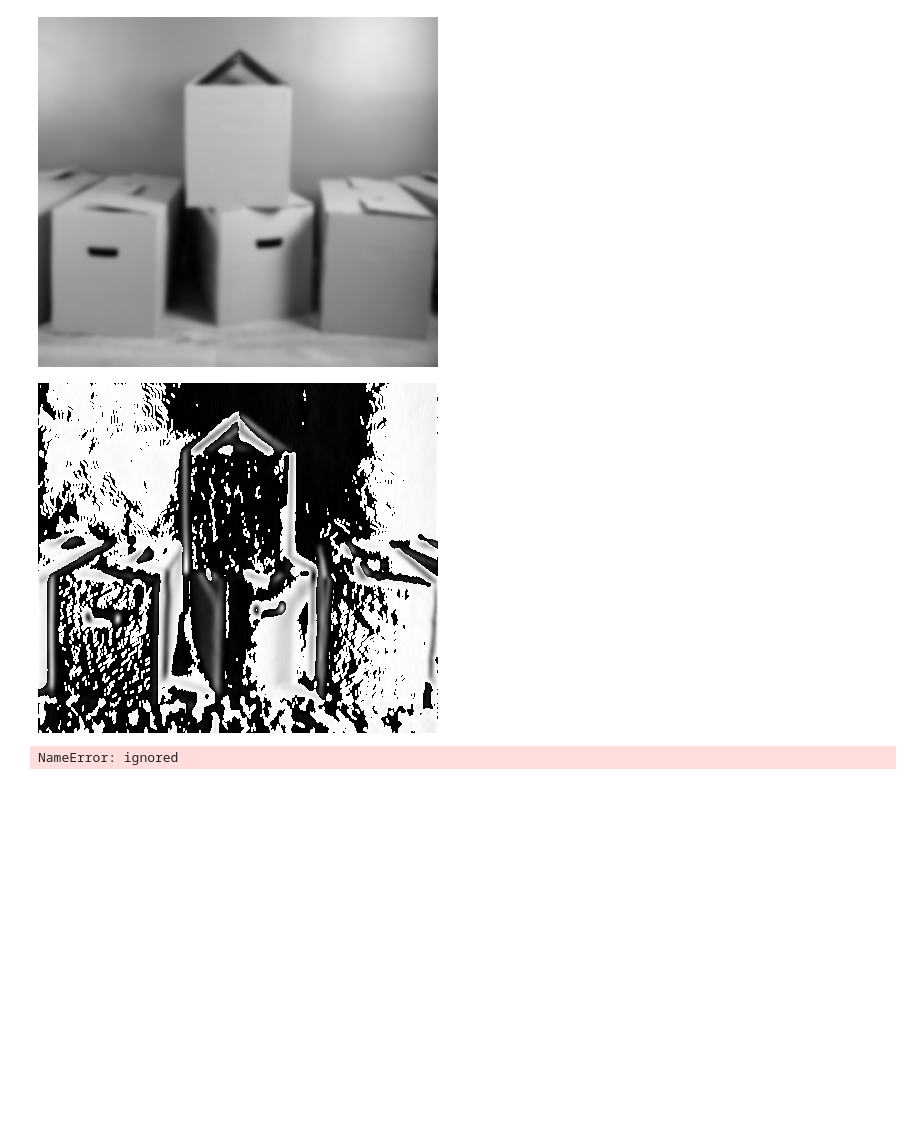
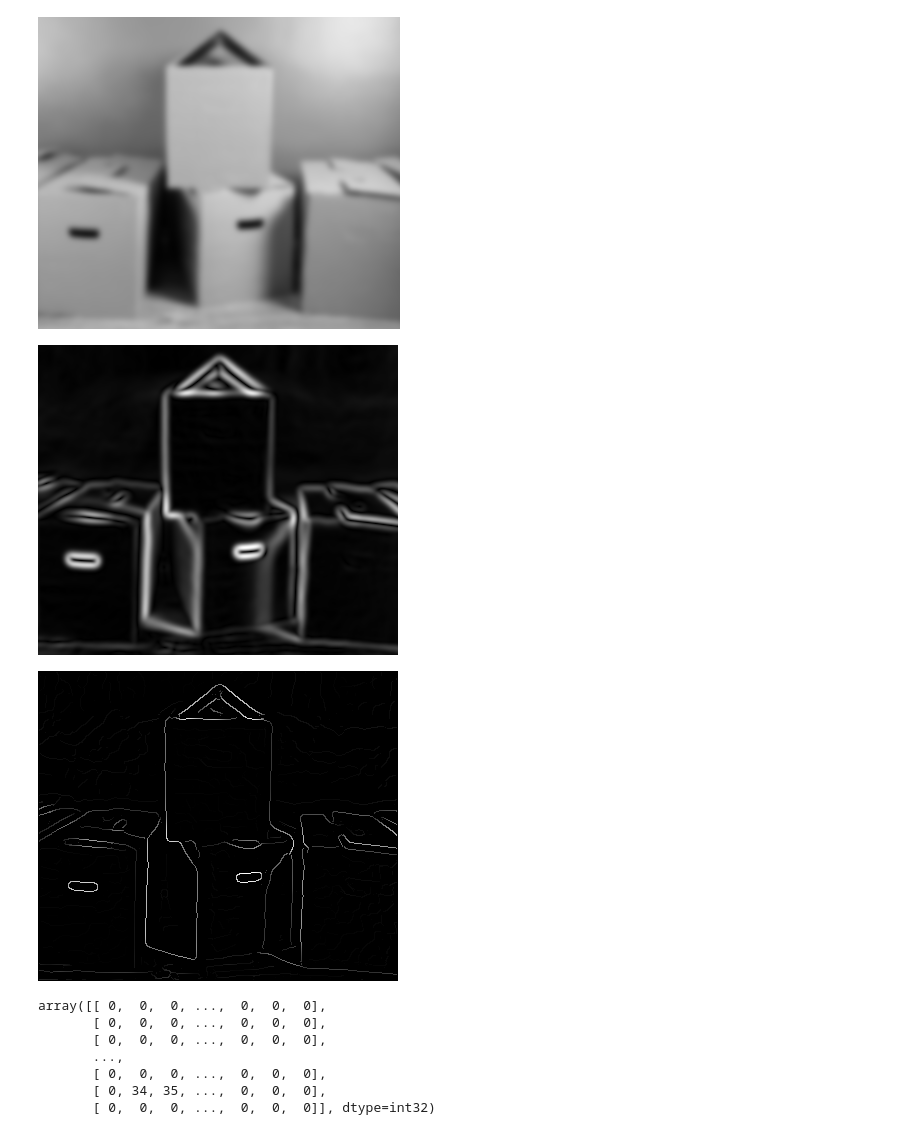
Before and after one commit to BrijPatel15/Vision, a Jupyter notebook: Assignment1.ipynb, the cells around one changed output. Saved outputs shown, nothing was run; the diff lists cells and outputs as text; code cells hidden in the pictures; blank space fills up the shorter version.

```diff
--- a/Assignment1.ipynb
+++ b/Assignment1.ipynb
@@ -9,18 +10 @@ from google.colab.patches import cv2_imshow
-# %%
-def gaussianKernel(sigma, img):
-    size = 2 * math.ceil(3 * sigma) + 1
-    x, y = np.mgrid[-size:size + 1, -size:size + 1]
-    normal = 1 / (2.0 * np.pi * sigma ** 2)
-    gaussian = np.exp(-((x ** 2 + y ** 2) / (2.0 * sigma ** 2))) * normal
-    res = np.convolve(img, gaussian)
-    return res
-# %%
-def createSobelFilters(img):
-    x = np.array([[-1, 0, 1], [-2, 0, 2], [-1, 0, 1]], np.float32)
-    y = np.array([[1, 2, 1], [0, 0, 0], [-1, -2, -1]], np.float32)
-    Ix = np.convolve(img, x)
-    Iy = np.convolve(img, y)
-    res = np.sqrt(Ix ** 2 + Iy ** 2)
-    angle = np.arctan2(Iy, Ix)
-    return res, angle
 # %%
@@ -62,9 +87,7 @@ def nonMaxSuppression(img, theta):
 import numpy as np
 import math
 import cv2
-from scipy import ndimage
-from google.colab.patches import cv2_imshow
-
+import matplotlib.pyplot as plt
 
 
 def gaussianKernel(sigma, img):
@@ -72,21 +95,26 @@ def gaussianKernel(sigma, img):
     x, y = np.mgrid[-size:size + 1, -size:size + 1]
     normal = 1 / (2.0 * np.pi * sigma ** 2)
     gaussian = np.exp(-((x ** 2 + y ** 2) / (2.0 * sigma ** 2))) * normal
-    res = ndimage.convolve(img, gaussian)
+    # res = np.convolve(img, gaussian)
+    res = conv2d(img, gaussian)
     return res
 
+def conv2d(a,f):
+    s = f.shape + tuple(np.subtract(a.shape, f.shape) + 1)
+    strd = np.lib.stride_tricks.as_strided
+    subM = strd(a, shape = s, strides = a.strides * 2)
+    return np.einsum('ij,ijkl->kl', f, subM)
 
 def createSobelFilters(img):
     x = np.array([[-1, 0, 1], [-2, 0, 2], [-1, 0, 1]], np.float32)
     y = np.array([[1, 2, 1], [0, 0, 0], [-1, -2, -1]], np.float32)
-    Ix = ndimage.convolve(img, x)
-    Iy = ndimage.convolve(img, y)
-    res = np.sqrt(Ix ** 2 + Iy ** 2)
-    G = np.hypot(Ix, Iy)
-    G = G / G.max() * 255
+    Ix = conv2d(img, x)
+    Iy = conv2d(img, y)
+    # res = np.sqrt(Ix ** 2 + Iy ** 2)
+    res = np.hypot(Ix, Iy)
+    res = res / res.max() * 255
     angle = np.arctan2(Iy, Ix)
-    # res = ndimage.sobel(img)
-    return G, angle
+    return res, angle
 
 
 def nonMaxSuppression(img, theta):
@@ -110,36 +138,42 @@ def nonMaxSuppression(img, theta):
                 # angle 90
                 elif 67.5 <= angle[i, j] < 112.5:
                     neighbour1 = img[i + 1, j]
                     neighbour2 = img[i - 1, j]
                 # angle 135
                 elif 112.5 <= angle[i, j] < 157.5:
                     neighbour1 = img[i - 1, j - 1]
                     neighbour2 = img[i + 1, j + 1]
 
                 if img[i, j] >= neighbour1 and img[i, j] >= neighbour2:
                     Z[i, j] = img[i, j]
                 else:
                     Z[i, j] = 0
             except:
                 pass
     return Z
 
 
 def myEdgeDetector(img0, sigma):
     img = cv2.imread(img0)
     gray = cv2.cvtColor(img, cv2.COLOR_BGR2GRAY)
     imgSmoothed = gaussianKernel(sigma, gray)
     cv2_imshow(imgSmoothed)
-    sobelMat = createSobelFilters(imgSmoothed)
+    sobelMat, theta = createSobelFilters(imgSmoothed)
     cv2_imshow(sobelMat)
     nonMaxImg = nonMaxSuppression(sobelMat, theta)
     cv2_imshow(nonMaxImg)
     return nonMaxImg
 
 
-
-myEdgeDetector("img0.jpg", 2)
+myEdgeDetector("img0.jpg", 3)
 # %% [output]
-[figure, old version]
+[figure, new version]
-[figure, old version]
+[figure, new version]
+[figure, added]
-NameError: ignored
+array([[ 0,  0,  0, ...,  0,  0,  0],
+       [ 0,  0,  0, ...,  0,  0,  0],
+       [ 0,  0,  0, ...,  0,  0,  0],
+       ...,
+       [ 0,  0,  0, ...,  0,  0,  0],
+       [ 0, 34, 35, ...,  0,  0,  0],
+       [ 0,  0,  0, ...,  0,  0,  0]], dtype=int32)
```
Also changed, not shown: parts of 2 cells of this notebook.
